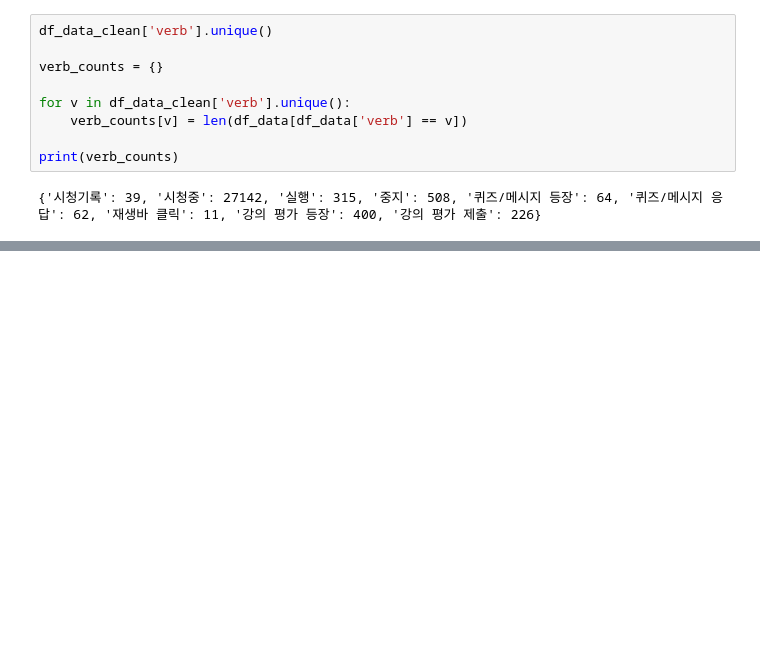
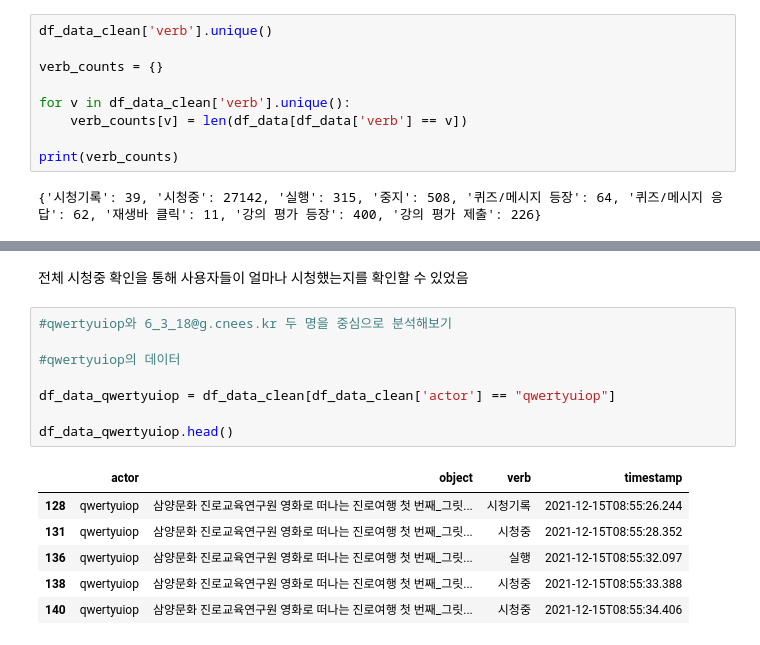
Before and after one commit to codingchild2424/SNURO_xAPI_EDA, a Jupyter notebook: xAPI.ipynb, the cells around one changed output, grey strips where cells are left out. Cells and saved outputs as stored; diff of their text form; blank space fills up the shorter version.

```diff
--- a/xAPI.ipynb
+++ b/xAPI.ipynb
@@ -219,0 +302,17 @@ print(verb_counts)
+# %% [markdown]
+전체 시청중 확인을 통해 사용자들이 얼마나 시청했는지를 확인할 수 있었음
+# %%
+#qwertyuiop와 6_3_18@g.cnees.kr 두 명을 중심으로 분석해보기
+
+#qwertyuiop의 데이터
+
+df_data_qwertyuiop = df_data_clean[df_data_clean['actor'] == "qwertyuiop"]
+
+df_data_qwertyuiop.head()
+# %% [output]
+|  | actor | object | verb | timestamp |
+| 128 | qwertyuiop | 삼양문화 진로교육연구원 영화로 떠나는 진로여행 첫 번째_그릿... | 시청기록 | 2021-12-15T08:55:26.244 |
+| 131 | qwertyuiop | 삼양문화 진로교육연구원 영화로 떠나는 진로여행 첫 번째_그릿... | 시청중 | 2021-12-15T08:55:28.352 |
+| 136 | qwertyuiop | 삼양문화 진로교육연구원 영화로 떠나는 진로여행 첫 번째_그릿... | 실행 | 2021-12-15T08:55:32.097 |
+| 138 | qwertyuiop | 삼양문화 진로교육연구원 영화로 떠나는 진로여행 첫 번째_그릿... | 시청중 | 2021-12-15T08:55:33.388 |
+| 140 | qwertyuiop | 삼양문화 진로교육연구원 영화로 떠나는 진로여행 첫 번째_그릿... | 시청중 | 2021-12-15T08:55:34.406 |
```
Also changed, not shown: parts of 14 cells of this notebook.
